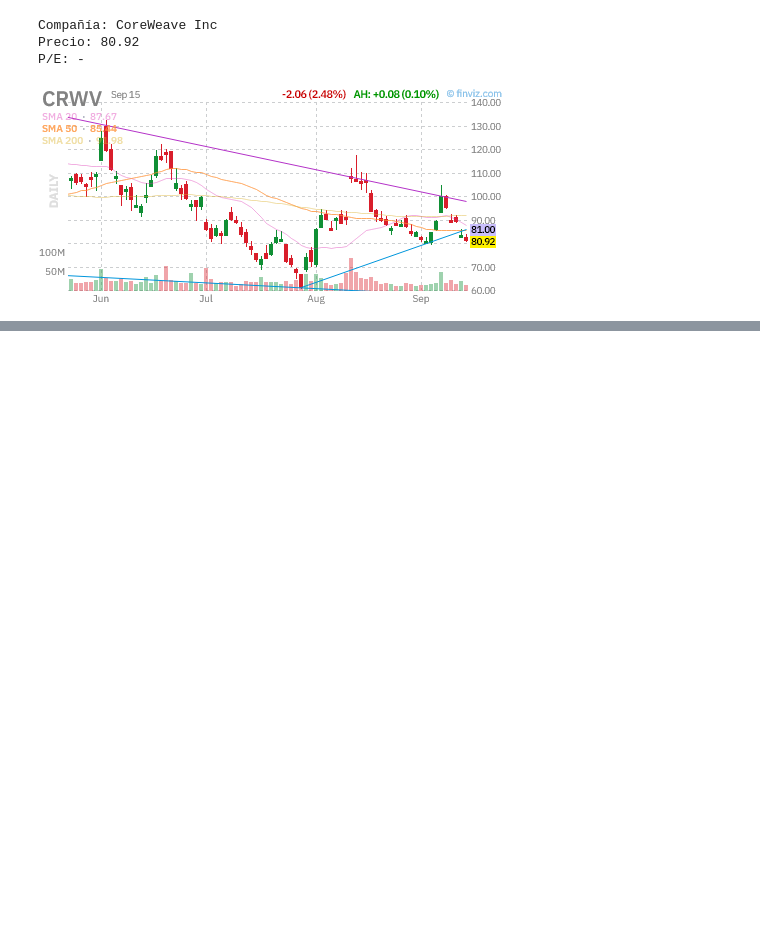
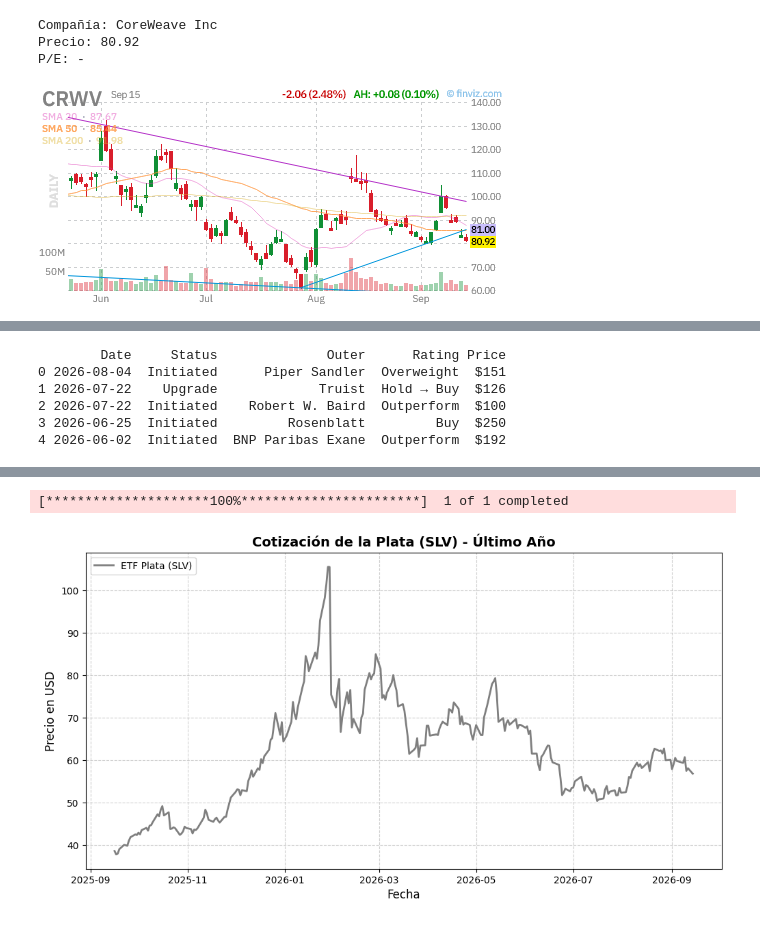
Before and after one commit to mariobravolarrea/FinRL, a Jupyter notebook: codeando1.ipynb, the cells around one changed output, grey strips where cells are left out. Cells and saved outputs as stored; diff of their text form; code cells hidden in the pictures; blank space fills up the shorter version.

```diff
--- a/codeando1.ipynb
+++ b/codeando1.ipynb
@@ -144,0 +218,43 @@ P/E: -
+# %%
+from finvizfinance.quote import finvizfinance
+
+# 1. Inicializar la consulta (por ejemplo, para CoreWeave o NVDA)
+stock = finvizfinance('crwv')
+
+# 2. Obtener el DataFrame con las calificaciones de analistas
+outer_ratings_df = stock.ticker_outer_ratings()
+
+# 3. Mostrar las primeras filas del resultado
+print(outer_ratings_df.head())
+# %% [output]
+        Date     Status              Outer      Rating Price
+0 2026-08-04  Initiated      Piper Sandler  Overweight  $151
+1 2026-07-22    Upgrade             Truist  Hold → Buy  $126
+2 2026-07-22  Initiated    Robert W. Baird  Outperform  $100
+3 2026-06-25  Initiated         Rosenblatt         Buy  $250
+4 2026-06-02  Initiated  BNP Paribas Exane  Outperform  $192
+# %%
+# 1. Instalar e importar las librerías necesarias
+!pip install yfinance matplotlib
+
+import yfinance as yf
+import matplotlib.pyplot as plt
+
+# 2. Descargar los datos del último año (usando el ETF 'SLV')
+ticker = "SLV"  # O puedes usar "SI=F" para los contratos de futuros
+silver_data = yf.download(ticker, period="1y")
+
+# 3. Crear el gráfico de precios de cierre
+plt.figure(figsize=(12, 6))
+plt.plot(silver_data.index, silver_data['Close'], label='ETF Plata (SLV)', color='#7f7f7f', linewidth=2)
+
+# 4. Configuración y estilos del gráfico
+plt.title('Cotización de la Plata (SLV) - Último Año', fontsize=14, fontweight='bold')
+plt.xlabel('Fecha', fontsize=12)
+plt.ylabel('Precio en USD', fontsize=12)
+plt.grid(True, linestyle='--', alpha=0.6)
+plt.legend(loc='upper left')
+
+# 5. Desplegar la gráfica
+plt.show()
+# %% [output]
@@ -144,0 +278,2 @@ P/E: -
+[*********************100%***********************]  1 of 1 completed
+[figure, added]
```
Also changed, not shown: parts of 23 cells of this notebook.
